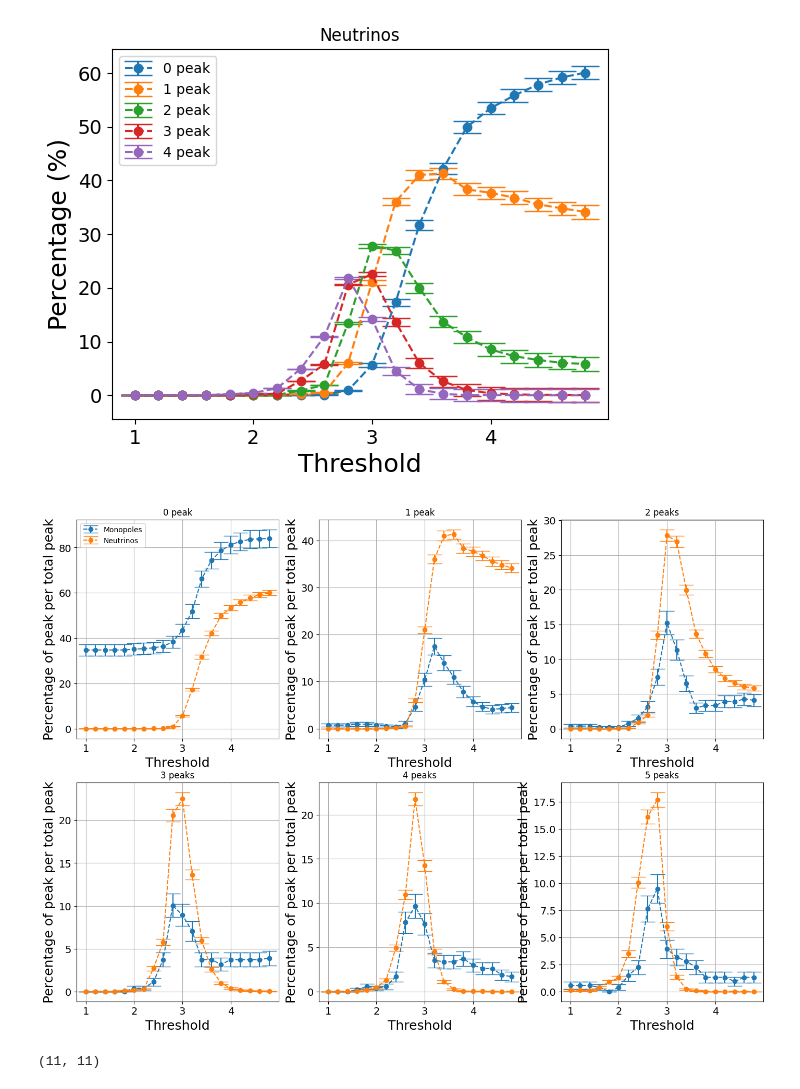
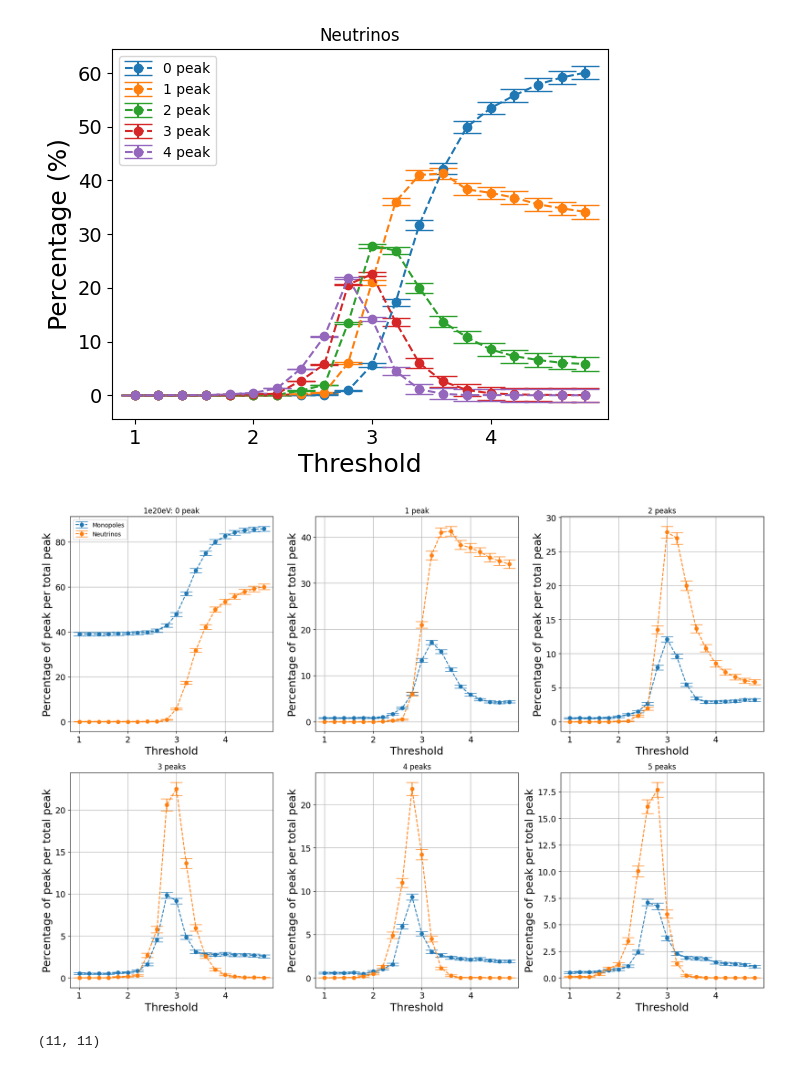
Before and after one commit to Teikiet/Monopoles_TK, a Jupyter notebook: Analyzing/Test2.ipynb, the cells around one changed output. Cells and saved outputs as stored; diff of their text form; code cells hidden in the pictures.

```diff
--- a/Analyzing/Test2.ipynb
+++ b/Analyzing/Test2.ipynb
@@ -176,7 +176,7 @@ plt.yticks(fontsize=20)
 plt.scatter(E, y, s=s, c=c, cmap="Plasma", vmin=vmin, vmax=vmax)
 plt.colorbar()
 # %%
-Threshold = np.arange(0, 5, 0.5)
+Threshold = np.arange(1, 5, 0.2)
 E = 20
 ##########################################################################
 p1 = []
@@ -188,7 +188,7 @@ e2 = []
 for i in Threshold:
     print("threshold: ",i)
     blockPrint()
-    data1 = PATH + f'Peak_data/Data_monopoles_ara2_n1.000e03_1e{E}.csv'
+    data1 = PATH + f'Peak_data/Data_monopoles_ara2_n1.000e04_1e{E}.csv'
     data2 = PATH + f'Peak_data/Data_neutrinos_ara2_n1.000e03_1e{E}.csv'
     ######################################################################
     V_peak1, T_peak1, PEAK1, NOISE1 = count_peak(data1, S_ID, C_ID, bin_size, i, sample_size)
@@ -202,10 +202,10 @@ for i in Threshold:
     r2 = h2[0]/sum(h2[0]) #ratio2
     print(len(r1))
     print(len(r2))
-    if len(r1) < 30 or len(r2) < 30:
-        r1 = np.append(r1, np.zeros(30-len(r1)))
+    if len(r1) < 40 or len(r2) < 40:
+        r1 = np.append(r1, np.zeros(40-len(r1)))
         #####################################
-        r2 = np.append(r2, np.zeros(30-len(r2)))
+        r2 = np.append(r2, np.zeros(40-len(r2)))
     enablePrint()
     #error:
     err1 = np.sqrt(r1*sum(h1[0]))/sum(h1[0])
@@ -273,7 +294,7 @@ ax5.errorbar(Threshold, p2[:,4], yerr=e2[:,4], fmt='o--', capsize= 10, label="Ne
 ax6.errorbar(Threshold, p1[:,5], yerr=e1[:,5], fmt='o--', capsize= 10, label="Monopoles")
 ax6.errorbar(Threshold, p2[:,5], yerr=e2[:,5], fmt='o--', capsize= 10, label="Neutrinos")
 
-ax1.set_title("0 peak")
+ax1.set_title(f"1e{E}eV: 0 peak")
 ax1.set_xlabel("Threshold")
 ax1.set_ylabel("Percentage of peak per total peak")
 
@@ -284,35 +305,35 @@ ax2.set_title("1 peak")
 ax2.set_xlabel("Threshold")
 ax2.set_ylabel("Percentage of peak per total peak")
 
 ax2.grid()
 
 ax3.set_title("2 peaks")
 ax3.set_xlabel("Threshold")
 ax3.set_ylabel("Percentage of peak per total peak")
 
 ax3.grid()
 
 ax4.set_title("3 peaks")
 ax4.set_xlabel("Threshold")
 ax4.set_ylabel("Percentage of peak per total peak")
 
 ax4.grid()
 
 ax5.set_title("4 peaks")
 ax5.set_xlabel("Threshold")
 ax5.set_ylabel("Percentage of peak per total peak")
 
 ax5.grid()
 
 ax6.set_title("5 peaks")
 ax6.set_xlabel("Threshold")
 ax6.set_ylabel("Percentage of peak per total peak")
 
 ax6.grid()
-
+plt.tight_layout()
 plt.show()
 # %% [output]
-[figure, old version]
+[figure, new version]
 # %%
 len(p1[:,5:]), len(Threshold)
 # %% [output]
```
Also changed, not shown: parts of 3 cells of this notebook, 3 other files.
